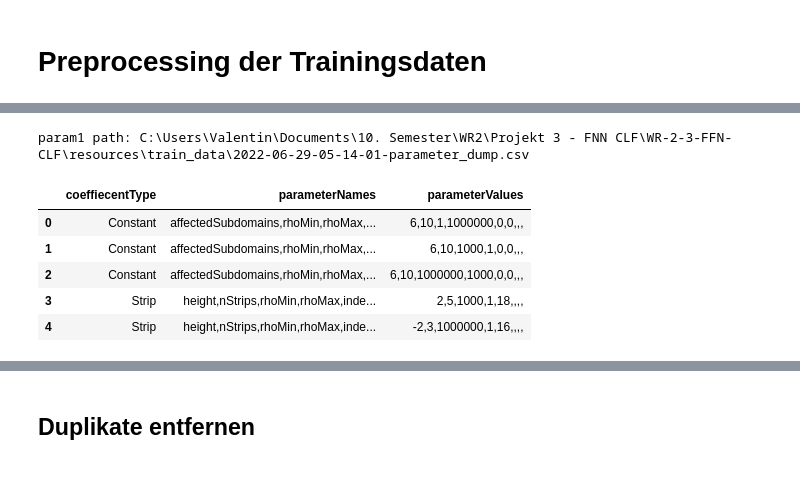
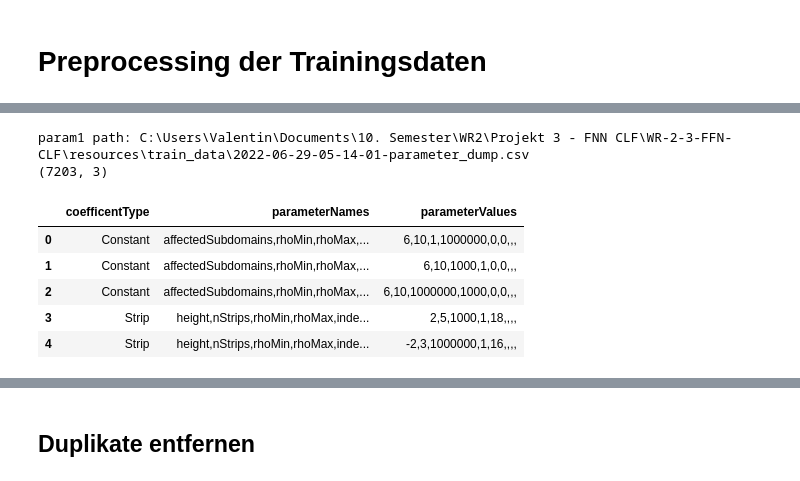
Before and after one commit to Ricu/WR-2-3-FFN-CLF, a Jupyter notebook: 00_Preprocessing.ipynb, the cells around one changed output, grey strips where cells are left out. Cells and saved outputs as stored; diff of their text form; code cells hidden in the pictures.

```diff
--- a/00_Preprocessing.ipynb
+++ b/00_Preprocessing.ipynb
@@ -25,11 +61,13 @@ Data1 path: C:\Users\Valentin\Documents\10. Semester\WR2\Projekt 3 - FNN CLF\WR-
 # %%
 param1_path = os.path.join(train_data_path, "2022-06-29-05-14-01-parameter_dump.csv")
 print("param1 path: " + param1_path)
-parameter_set1 = pd.read_csv(param1_path, names = ["coeffiecentType","parameterNames","parameterValues"])
+parameter_set1 = pd.read_csv(param1_path, names = ["coefficentType","parameterNames","parameterValues"])
+print(parameter_set1.shape)
 parameter_set1.head()
 # %% [output]
 param1 path: C:\Users\Valentin\Documents\10. Semester\WR2\Projekt 3 - FNN CLF\WR-2-3-FFN-CLF\resources\train_data\2022-06-29-05-14-01-parameter_dump.csv
+(7203, 3)
-|  | coeffiecentType | parameterNames | parameterValues |
+|  | coefficentType | parameterNames | parameterValues |
 | 0 | Constant | affectedSubdomains,rhoMin,rhoMax,... | 6,10,1,1000000,0,0,,, |
 | 1 | Constant | affectedSubdomains,rhoMin,rhoMax,... | 6,10,1000,1,0,0,,, |
 | 2 | Constant | affectedSubdomains,rhoMin,rhoMax,... | 6,10,1000000,1000,0,0,,, |
```
Also changed, not shown: parts of 12 cells of this notebook.
